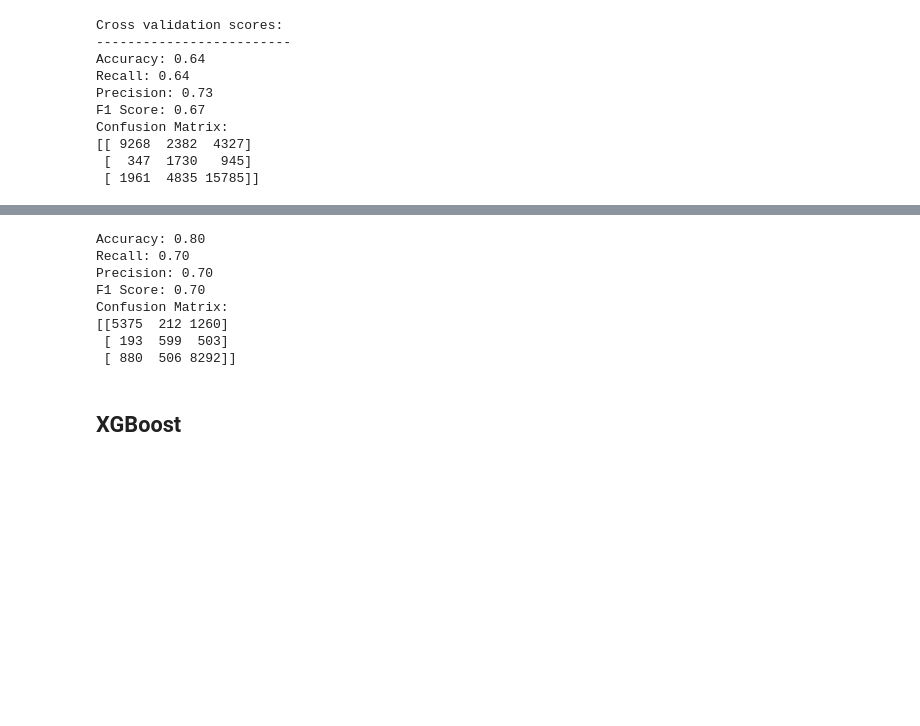
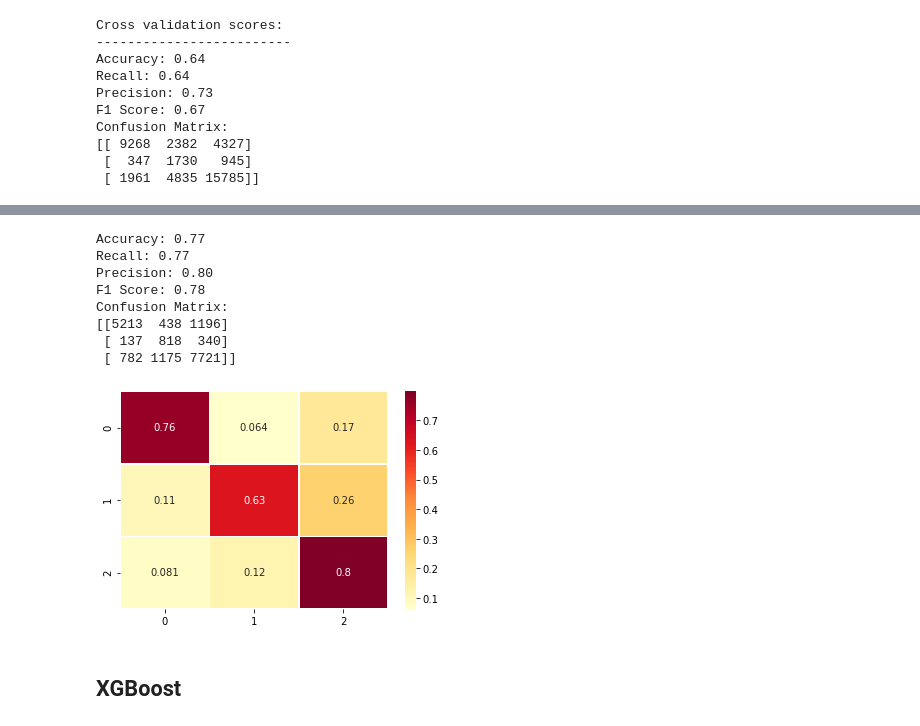
Before and after one commit to roble-chris/Captsone-PumpitUp, a Jupyter notebook: #2 Predictive Modelling.ipynb, the cells around one changed output, grey strips where cells are left out. Cells and saved outputs as stored; diff of their text form; code cells hidden in the pictures; blank space fills up the shorter version.

```diff
--- a/#2 Predictive Modelling.ipynb
+++ b/#2 Predictive Modelling.ipynb
@@ -563,19 +613,24 @@ best_model_rf_clf = grid_rf_clf.best_estimator_['rf_clf']
 y_pred_rf_clf = best_model_rf_clf.predict(X_test_transformed)
 
 print("Accuracy: {:.2f}".format(accuracy_score(y_test, y_pred_rf_clf)))
-print("Recall: {:.2f}".format(recall_score(y_test, y_pred_rf_clf,average='macro')))
-print("Precision: {:.2f}".format(precision_score(y_test, y_pred_rf_clf,average='macro')))
-print("F1 Score: {:.2f}".format(f1_score(y_test, y_pred_rf_clf,average='macro')))
+print("Recall: {:.2f}".format(recall_score(y_test, y_pred_rf_clf,average='weighted')))
+print("Precision: {:.2f}".format(precision_score(y_test, y_pred_rf_clf,average='weighted')))
+print("F1 Score: {:.2f}".format(f1_score(y_test, y_pred_rf_clf,average='weighted')))
 print("Confusion Matrix: \n" + str(confusion_matrix(y_test, y_pred_rf_clf)))
 # %% [output]
-Accuracy: 0.80
-Recall: 0.70
-Precision: 0.70
-F1 Score: 0.70
+Accuracy: 0.77
+Recall: 0.77
+Precision: 0.80
+F1 Score: 0.78
 Confusion Matrix:
-[[5375  212 1260]
- [ 193  599  503]
- [ 880  506 8292]]
+[[5213  438 1196]
+ [ 137  818  340]
+ [ 782 1175 7721]]
+# %%
+confusion = confusion_matrix(y_test, y_pred_rf_clf,normalize='true',labels=[0, 1, 2])
+sns.heatmap(confusion, cmap="YlOrRd", annot=True, linewidths=.5);
+# %% [output]
+[figure, added]
 # %% [markdown]
 ## XGBoost
 # %%
```
Also changed, not shown: parts of 35 cells of this notebook.
